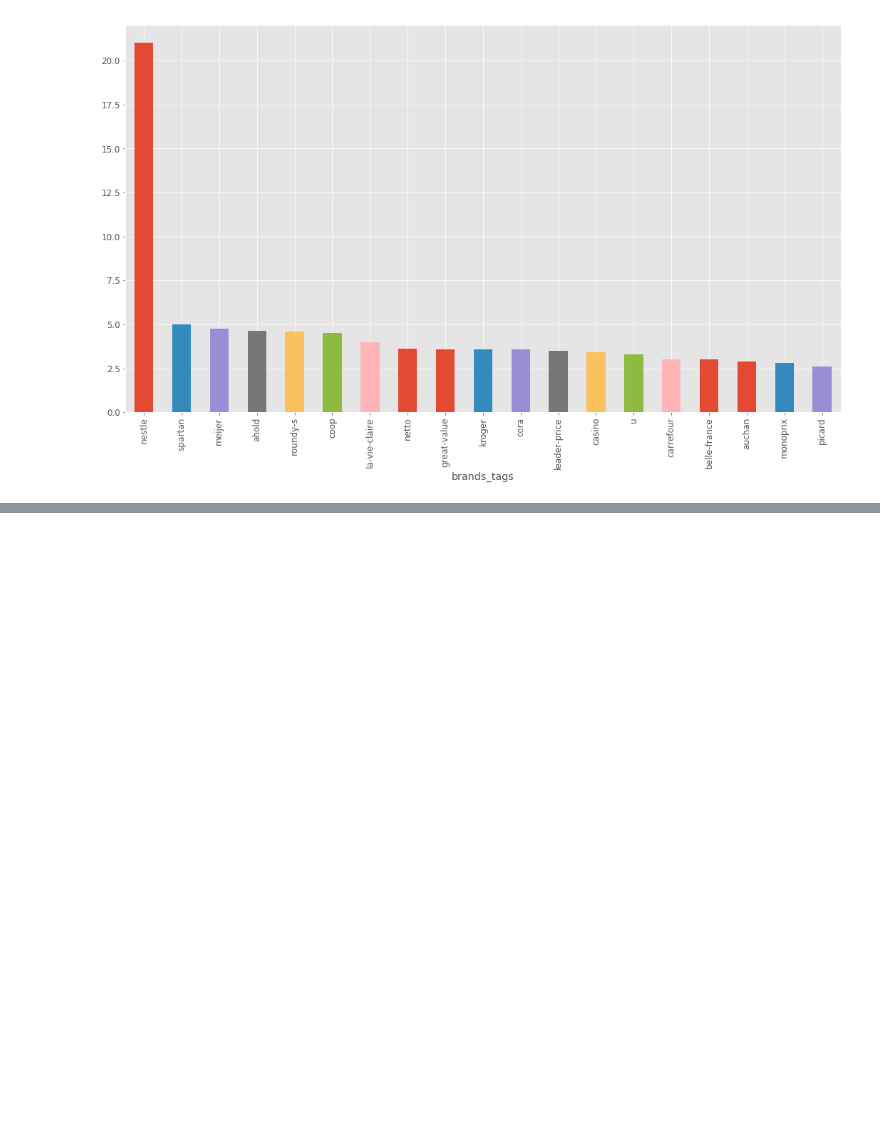
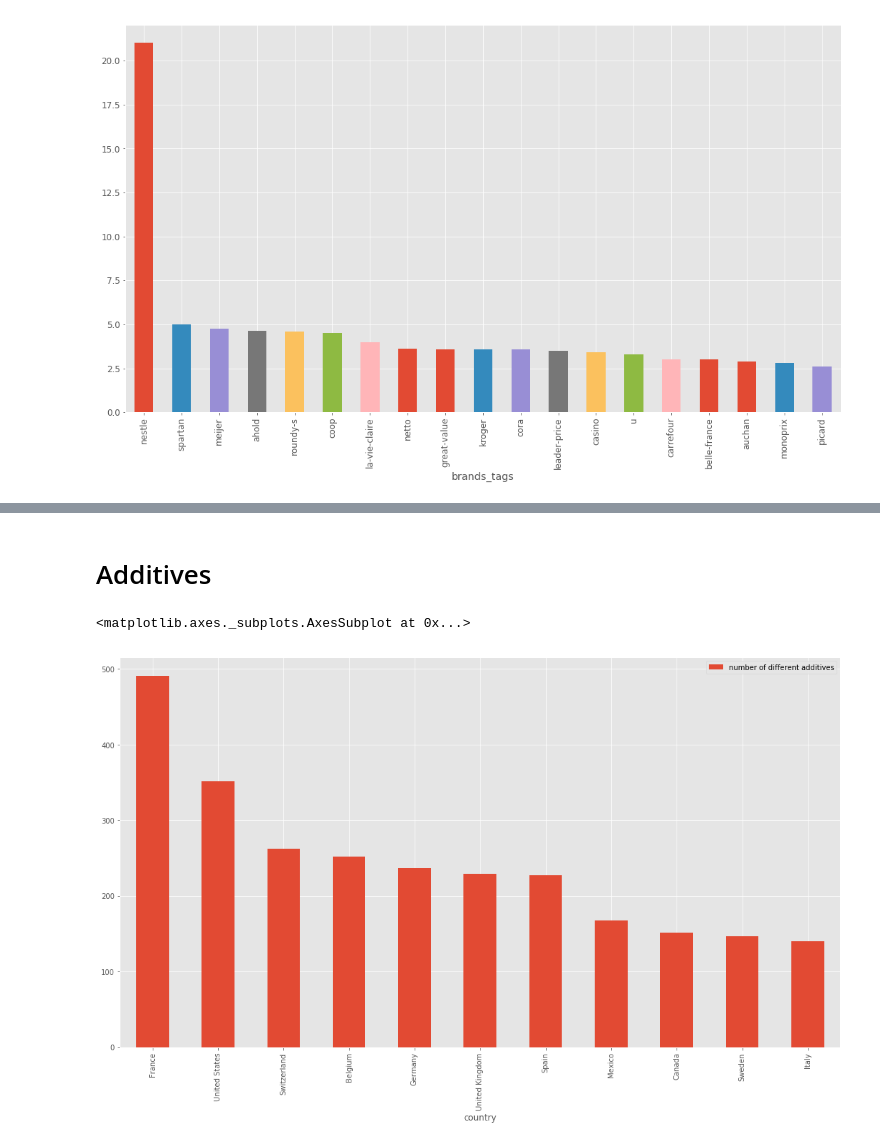
Before and after one commit to lbasseto/meyran-open-food-facts, a Jupyter notebook: Data PreProcessing.ipynb, the cells around one changed output, grey strips where cells are left out. Saved outputs shown, nothing was run; the diff lists cells and outputs as text; code cells hidden in the pictures; blank space fills up the shorter version.

```diff
--- a/Data PreProcessing.ipynb
+++ b/Data PreProcessing.ipynb
@@ -966,0 +783,18 @@ asdfl3.sort_values(name, ascending=False).plot.bar()
+# %% [markdown]
+# Additives
+# %%
+def additives(row):
+    return row["additives_tags"]
+
+def n_distinct_additives(additives_list):
+    total_list = set()
+    for  additives in additives_list:
+        for a in additives:
+            total_list.add(a)
+    return len(total_list)
+
+number_additives_per_country = group_by_country_and_aggregate(df, additives, "number of different additives", n_distinct_additives, 1000)
+number_additives_per_country.plot.bar()
+# %% [output]
+<matplotlib.axes._subplots.AxesSubplot at 0x...>
+[figure, added]
```
Also changed, not shown: parts of 56 cells of this notebook.
